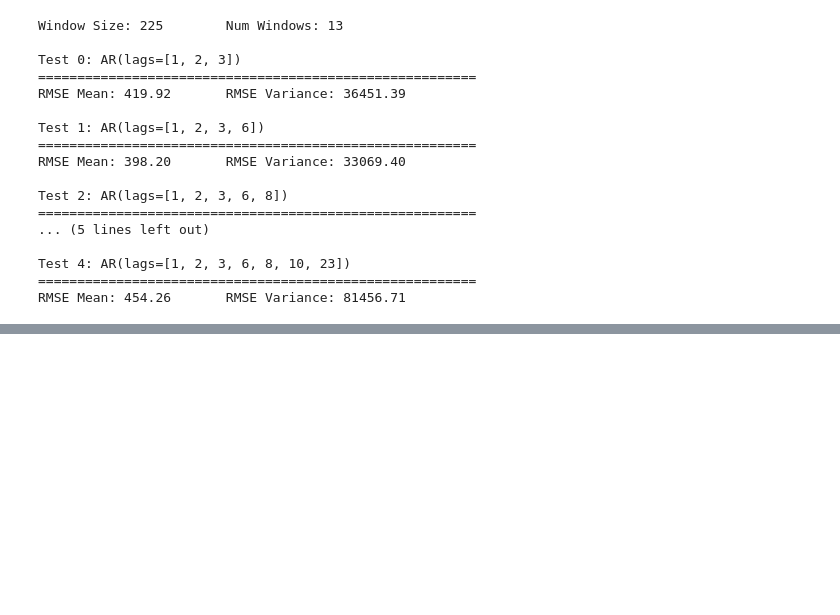
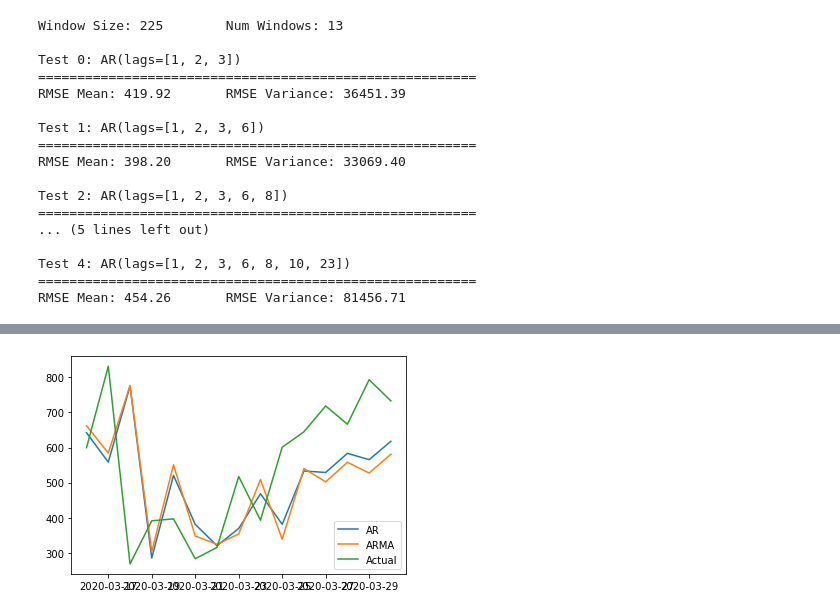
Before and after one commit to functorial/WindPowerForecasting--LSTM-ARMA, a Jupyter notebook: WindEnergyForecasting.ipynb, the cells around one changed output, grey strips where cells are left out. Cells and saved outputs as stored; diff of their text form; code cells hidden in the pictures; blank space fills up the shorter version.

Commit message:
Add ARMA model

```diff
--- a/WindEnergyForecasting.ipynb
+++ b/WindEnergyForecasting.ipynb
@@ -468,0 +513,31 @@ Let's choose the AR(lags1) model which has been optimized on the forecast horizo
+# %%
+from TimeSeriesHelpers import rolling_eval_AR
+from TimeSeriesHelpers import rolling_eval_ARMA
+
+
+y_hat_AR = y.copy()
+y_hat_ARMA = y.copy()
+X_updated = X.copy()
+lags_AR = lags1
+p_ARMA = 8
+q_ARMA = 2
+
+for i in range(15):
+    # Train models
+    model_fit_AR = rolling_eval_AR(lags=lags_AR, X=X_updated, h=45, window_h_ratio=5)[0]
+    model_fit_ARMA = rolling_eval_ARMA(p_ARMA, q_ARMA, X=X_updated, h=45, window_h_ratio=5)[0]
+    # Make predictions
+    pred_AR = model_fit_AR.forecast(1)
+    pred_ARMA = model_fit_ARMA.forecast(1)
+    y_hat_AR.iloc[i] = pred_AR
+    y_hat_ARMA.iloc[i] = pred_ARMA
+    # Update training data
+    X_updated = X_updated.append(y[:i+1])
+# %%
+plt.plot(y_hat_AR, label='AR')
+plt.plot(y_hat_ARMA, label='ARMA')
+plt.plot(y, label='Actual')
+plt.legend()
+plt.show()
+# %% [output]
+[figure, added]
```
Also changed, not shown: parts of 13 cells of this notebook, 1 other file.
